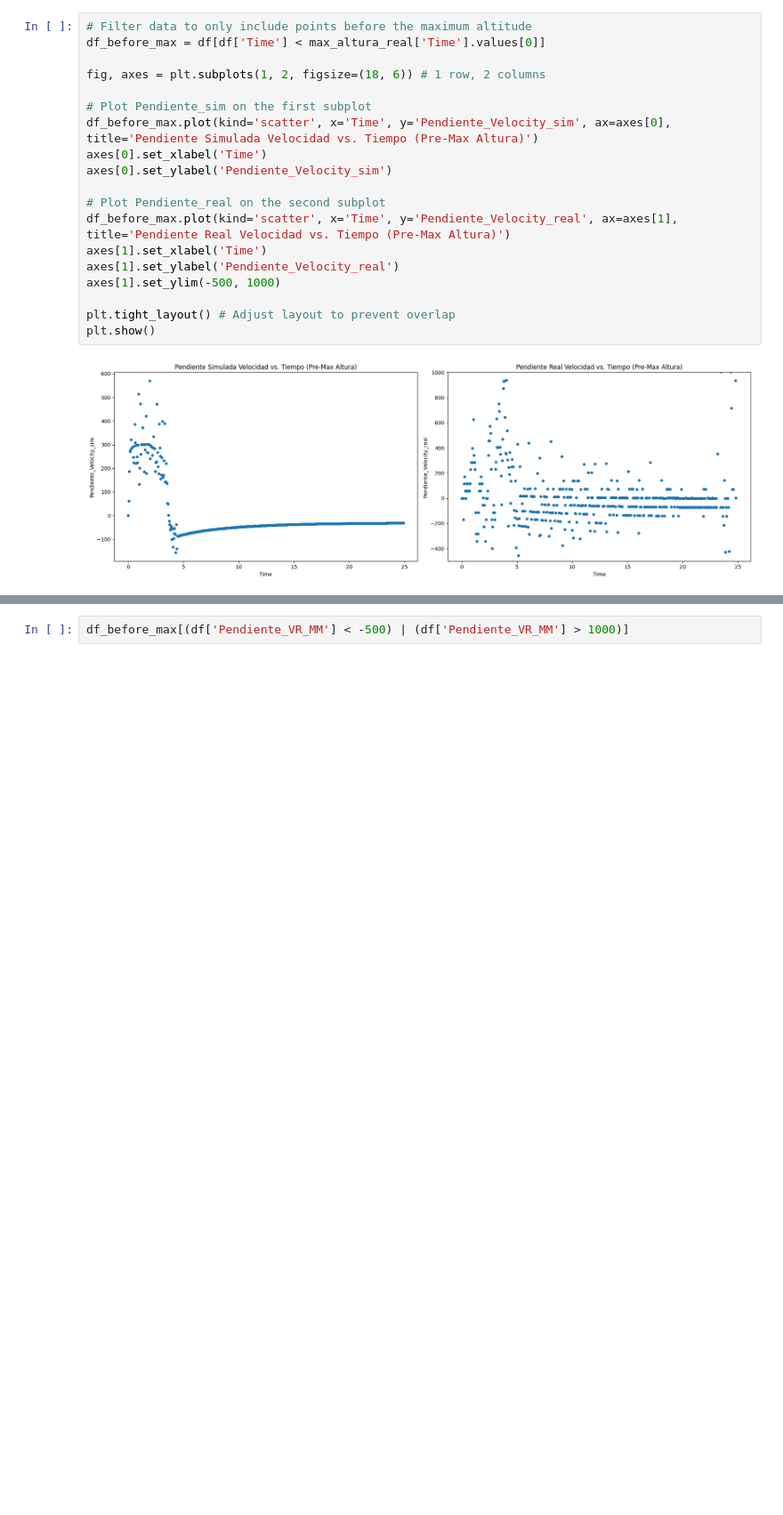
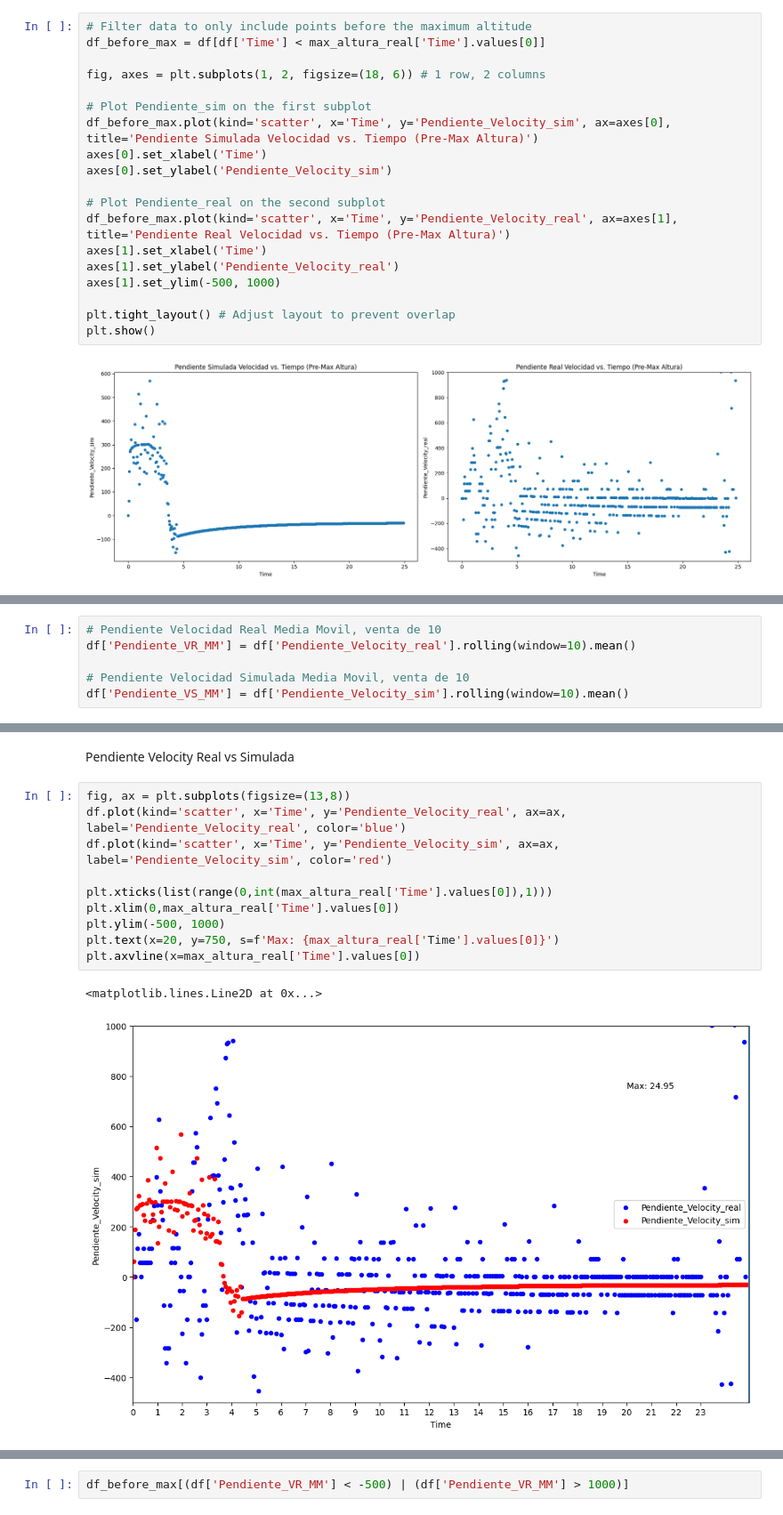
Before and after one commit to lolo-pb/micrography-imgpro-Deploy, a Jupyter notebook: AnalisisDatosVuelo/VueloVsSimulacion.ipynb, the cells around one changed output, grey strips where cells are left out. Shown at 89% size. Saved outputs shown, nothing was run; the diff lists cells and outputs as text; blank space fills up the shorter version.

Commit message:
Uploaded New Rolling Averages of Speed

```diff
--- a/AnalisisDatosVuelo/VueloVsSimulacion.ipynb
+++ b/AnalisisDatosVuelo/VueloVsSimulacion.ipynb
@@ -393,0 +390,6 @@ int(max_altura_real['Time'].values[0]+1)
+# %%
+# Pendiente Velocidad Real Media Movil, venta de 10
+df['Pendiente_VR_MM'] = df['Pendiente_Velocity_real'].rolling(window=10).mean()
+
+# Pendiente Velocidad Simulada Media Movil, venta de 10
+df['Pendiente_VS_MM'] = df['Pendiente_Velocity_sim'].rolling(window=10).mean()
@@ -406,3 +410,18 @@ plt.axvline(x=max_altura_real['Time'].values[0])
 # %% [output]
 <matplotlib.lines.Line2D at 0x...>
 [figure]
+# %% [markdown]
+Pendiente Velocity Real vs Simulada
+# %%
+fig, ax = plt.subplots(figsize=(13,8))
+df.plot(kind='scatter', x='Time', y='Pendiente_Velocity_real', ax=ax, label='Pendiente_Velocity_real', color='blue')
+df.plot(kind='scatter', x='Time', y='Pendiente_Velocity_sim', ax=ax, label='Pendiente_Velocity_sim', color='red')
+
+plt.xticks(list(range(0,int(max_altura_real['Time'].values[0]),1)))
+plt.xlim(0,max_altura_real['Time'].values[0])
+plt.ylim(-500, 1000)
+plt.text(x=20, y=750, s=f'Max: {max_altura_real['Time'].values[0]}')
+plt.axvline(x=max_altura_real['Time'].values[0])
+# %% [output]
+<matplotlib.lines.Line2D at 0x...>
+[figure, added]
```
Also changed, not shown: parts of 5 cells of this notebook.
